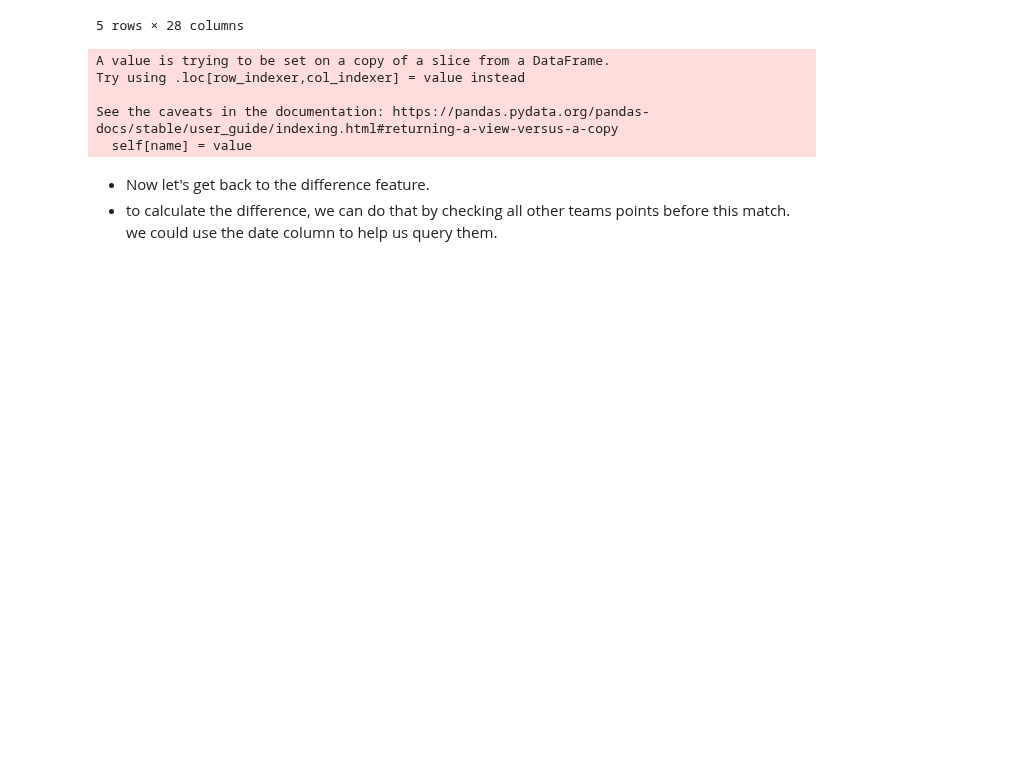
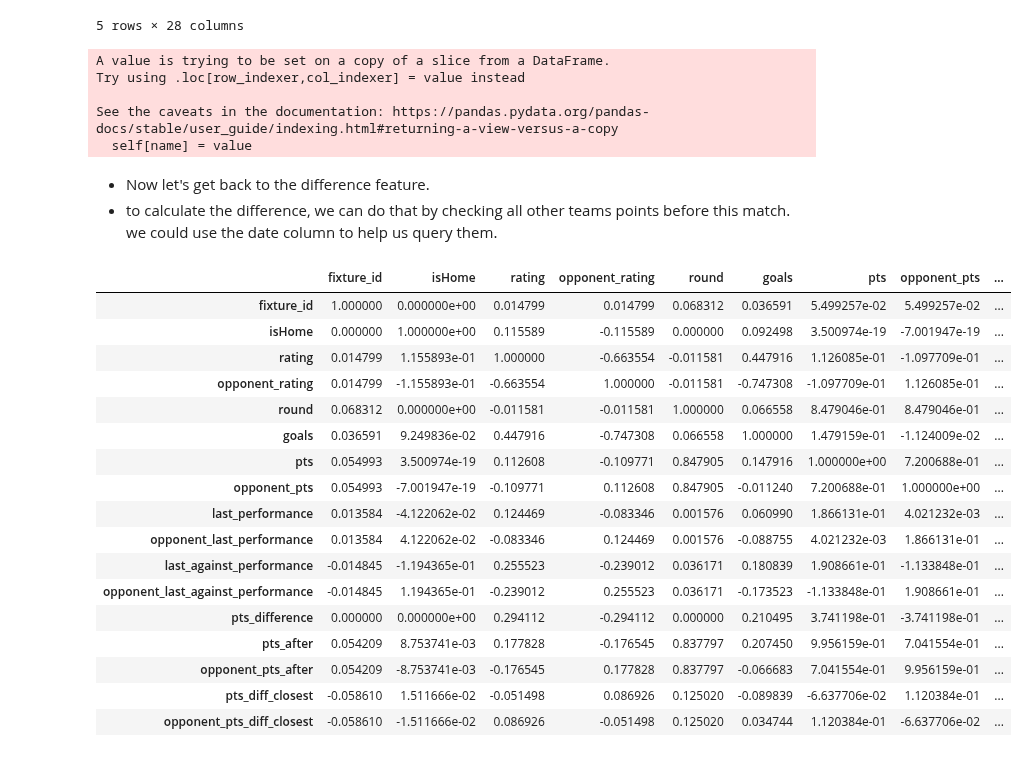
Before and after one commit to Link20222/SaudiLeague, a Jupyter notebook: comprehensive EDA.ipynb, the cells around one changed output. Saved outputs shown, nothing was run; the diff lists cells and outputs as text; code cells hidden in the pictures; blank space fills up the shorter version.

Commit message:
Added the (Closest points difference) feature

```diff
--- a/comprehensive EDA.ipynb
+++ b/comprehensive EDA.ipynb
@@ -888,0 +892,62 @@ See the caveats in the documentation: https://pandas.pydata.org/pandas-docs/stab
+# %%
+for season in df.season.unique():
+
+    season_df = df.loc[(df["season"] == season)].copy()
+
+    for team in season_df.team.unique():
+
+        team_matches = season_df[season_df["team"] == team]
+
+        for i, match in enumerate(team_matches.index):
+            if i == 0:
+                previous_date = pd.datetime(2000, 1, 1) # a date that is older than all dates in our dataset
+            else:
+                previous_date = team_matches.iloc[i-1].date
+
+            fixture_id = season_df.loc[match, "fixture_id"]
+            date = season_df.loc[match, "date"]
+            between_matches = season_df.loc[(season_df["date"] > previous_date) & (season_df["date"] < date)]
+
+            #Points differences at that stage.
+            diffs = sorted(list(between_matches.pts_after - season_df.loc[match, "pts"]))
+
+
+            positive_list = [x for x in diffs if x > 0]
+            negative_list = [x for x in diffs if x < 0]
+
+            if len(positive_list) != 0:
+                diff = positive_list[0]
+            elif len(negative_list) != 0:
+                diff = negative_list[-1]
+            else:
+                diff = 0
+
+            season_df.loc[(season_df["fixture_id"] == fixture_id) & (season_df["team"] == team), "pts_diff_closest"] = diff
+            season_df.loc[(season_df["fixture_id"] == fixture_id) & (season_df["opponent"] == team), "opponent_pts_diff_closest"] = diff
+
+
+
+
+
+    df.loc[df["season"] == season] = season_df
+# %%
+df.corr()
+# %% [output]
+|  | fixture_id | isHome | rating | opponent_rating | round | goals | pts | opponent_pts | ... |
+| fixture_id | 1.000000 | 0.000000e+00 | 0.014799 | 0.014799 | 0.068312 | 0.036591 | 5.499257e-02 | 5.499257e-02 | ... |
+| isHome | 0.000000 | 1.000000e+00 | 0.115589 | -0.115589 | 0.000000 | 0.092498 | 3.500974e-19 | -7.001947e-19 | ... |
+| rating | 0.014799 | 1.155893e-01 | 1.000000 | -0.663554 | -0.011581 | 0.447916 | 1.126085e-01 | -1.097709e-01 | ... |
+| opponent_rating | 0.014799 | -1.155893e-01 | -0.663554 | 1.000000 | -0.011581 | -0.747308 | -1.097709e-01 | 1.126085e-01 | ... |
+| round | 0.068312 | 0.000000e+00 | -0.011581 | -0.011581 | 1.000000 | 0.066558 | 8.479046e-01 | 8.479046e-01 | ... |
+| goals | 0.036591 | 9.249836e-02 | 0.447916 | -0.747308 | 0.066558 | 1.000000 | 1.479159e-01 | -1.124009e-02 | ... |
+| pts | 0.054993 | 3.500974e-19 | 0.112608 | -0.109771 | 0.847905 | 0.147916 | 1.000000e+00 | 7.200688e-01 | ... |
+| opponent_pts | 0.054993 | -7.001947e-19 | -0.109771 | 0.112608 | 0.847905 | -0.011240 | 7.200688e-01 | 1.000000e+00 | ... |
+| last_performance | 0.013584 | -4.122062e-02 | 0.124469 | -0.083346 | 0.001576 | 0.060990 | 1.866131e-01 | 4.021232e-03 | ... |
+| opponent_last_performance | 0.013584 | 4.122062e-02 | -0.083346 | 0.124469 | 0.001576 | -0.088755 | 4.021232e-03 | 1.866131e-01 | ... |
+| last_against_performance | -0.014845 | -1.194365e-01 | 0.255523 | -0.239012 | 0.036171 | 0.180839 | 1.908661e-01 | -1.133848e-01 | ... |
+| opponent_last_against_performance | -0.014845 | 1.194365e-01 | -0.239012 | 0.255523 | 0.036171 | -0.173523 | -1.133848e-01 | 1.908661e-01 | ... |
+| pts_difference | 0.000000 | 0.000000e+00 | 0.294112 | -0.294112 | 0.000000 | 0.210495 | 3.741198e-01 | -3.741198e-01 | ... |
+| pts_after | 0.054209 | 8.753741e-03 | 0.177828 | -0.176545 | 0.837797 | 0.207450 | 9.956159e-01 | 7.041554e-01 | ... |
+| opponent_pts_after | 0.054209 | -8.753741e-03 | -0.176545 | 0.177828 | 0.837797 | -0.066683 | 7.041554e-01 | 9.956159e-01 | ... |
+| pts_diff_closest | -0.058610 | 1.511666e-02 | -0.051498 | 0.086926 | 0.125020 | -0.089839 | -6.637706e-02 | 1.120384e-01 | ... |
+| opponent_pts_diff_closest | -0.058610 | -1.511666e-02 | 0.086926 | -0.051498 | 0.125020 | 0.034744 | 1.120384e-01 | -6.637706e-02 | ... |
```
Also changed, not shown: parts of 2 cells of this notebook, 1 other file.
